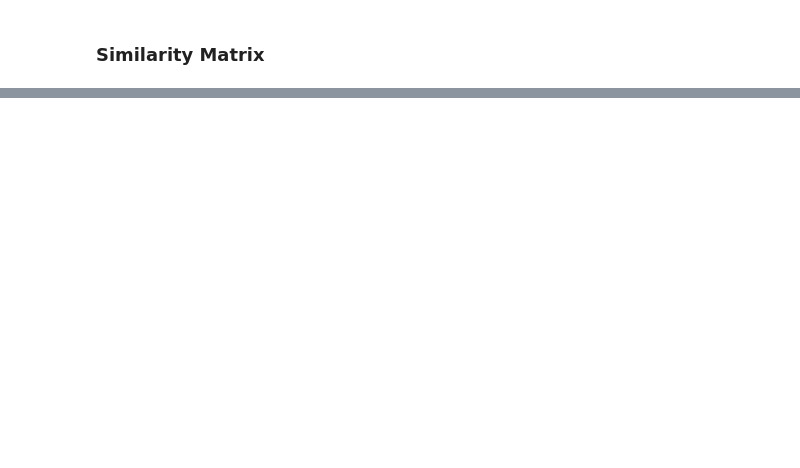
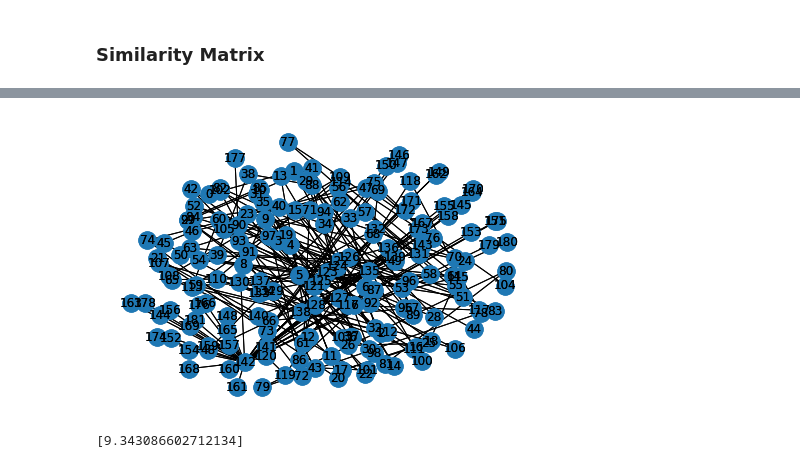
Before and after one commit to ArslanAliAwan/Char_Tra, a Jupyter notebook: Char_Tra_Version_Final.ipynb, the cells around one changed output, grey strips where cells are left out. Drawn from its saved outputs; the diff is of its cells as text; code cells hidden in the pictures; blank space fills up the shorter version.

```diff
--- a/Char_Tra_Version_Final.ipynb
+++ b/Char_Tra_Version_Final.ipynb
@@ -206,5 +189,8 @@ T=nx.minimum_spanning_tree(G)
 # %%
-nx.draw(T, layout, with_labels=True)
-weight = nx.get_edge_attributes(T, "weight")
-nx.draw_networkx(T, pos=layout, edge_labels=weight)
-# plt.show()
+def generate_MST(G):
+    layout = nx.spring_layout(G)
+    T=nx.minimum_spanning_tree(G)
+    nx.draw(T, layout, with_labels=True)
+    weight = nx.get_edge_attributes(T, "weight")
+    nx.draw_networkx(T, pos=layout, edge_labels=weight)
+    return T,weight
@@ -241,0 +221,4 @@ print(dist)
+# %%
+MST_output_1,MST_output_2 =  generate_MST(graph_output)
+# %% [output]
+[figure, added]
@@ -241,0 +231,4 @@ print(dist)
+# %%
+Testing_Results_List
+# %% [output]
+[9.343086602712134]
```
Also changed, not shown: parts of 37 cells of this notebook.
